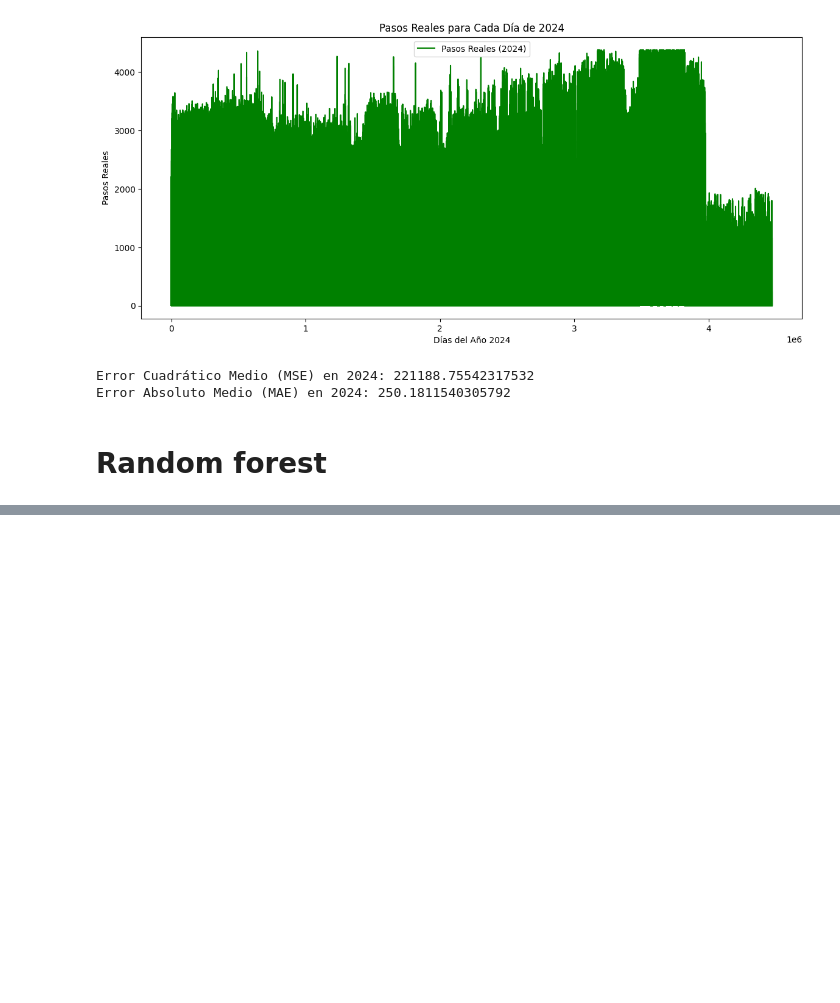
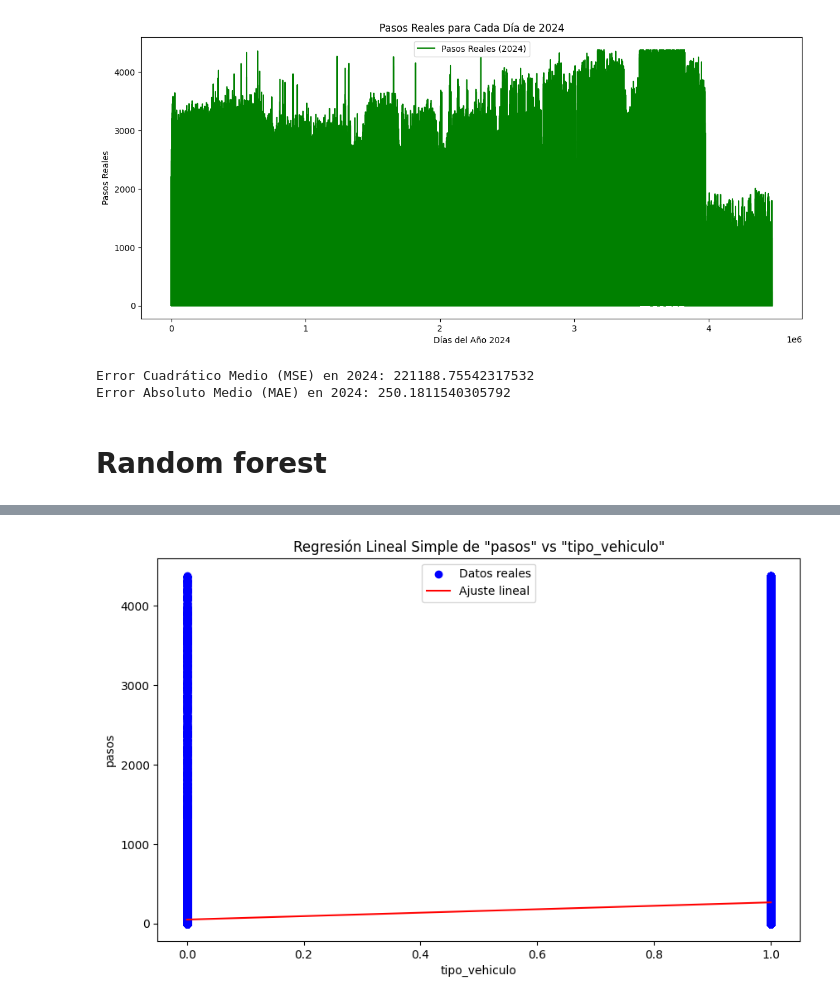
Before and after one commit to GuadiAguilera/TP_CDD, a Jupyter notebook: G13_Trabajo_Practico_Entrega_3.ipynb, the cells around one changed output, grey strips where cells are left out. Saved outputs shown, nothing was run; the diff lists cells and outputs as text; code cells hidden in the pictures; blank space fills up the shorter version.

```diff
--- a/G13_Trabajo_Practico_Entrega_3.ipynb
+++ b/G13_Trabajo_Practico_Entrega_3.ipynb
@@ -320,0 +514,75 @@ plt.show()
+# %%
+
+# Asegúrate de que la columna 'fecha' esté en formato datetime
+dataset_2024['fecha'] = pd.to_datetime(dataset_2024['fecha'], format='%Y-%m-%d', errors='coerce')
+# Calcular la correlación entre cada variable y 'pasos'
+correlation_with_target = dataset.corr()['pasos'].drop('pasos')
+correlation_with_target = correlation_with_target.abs().sort_values(ascending=False)
+
+
+print("Correlación de cada variable con 'pasos':")
+print(correlation_with_target)
+
+from sklearn.linear_model import LinearRegression
+from sklearn.metrics import mean_squared_error, r2_score
+
+# Inicializar diccionarios para almacenar métricas
+mse_scores = {}
+r2_scores = {}
+
+for variable in correlation_with_target.index:
+    # Preparar datos de entrenamiento y prueba para la variable actual
+    x = dataset[[variable]]  # Seleccionar la variable como DataFrame de una sola columna
+    y = dataset['pasos']
+
+    x_train, x_test, y_train, y_test = train_test_split(x, y, test_size=0.2, random_state=50)
+
+    # Crear y entrenar el modelo de regresión lineal simple
+    model = LinearRegression()
+    model.fit(x_train, y_train)
+
+    # Predecir sobre el conjunto de prueba
+    y_pred = model.predict(x_test)
+
+    # Calcular métricas
+    mse = mean_squared_error(y_test, y_pred)
+    r2 = r2_score(y_test, y_pred)
+
+    # Guardar métricas
+    mse_scores[variable] = mse
+    r2_scores[variable] = r2
+
+    print(f"Variable: {variable}")
+    print(f" - MSE: {mse}")
+    print(f" - R^2: {r2}\n")
+
+    # Mostrar la variable con mejor ajuste
+best_variable = min(mse_scores, key=mse_scores.get)
+print(f"La mejor variable predictiva para 'pasos' según el MSE es: {best_variable}")
+print(f"MSE: {mse_scores[best_variable]}")
+print(f"R^2: {r2_scores[best_variable]}")
+
+
+import matplotlib.pyplot as plt
+
+# Crear los datos de entrenamiento y prueba para la mejor variable
+x_best = dataset[[best_variable]]
+x_train_best, x_test_best, y_train, y_test = train_test_split(x_best, y, test_size=0.2, random_state=50)
+
+# Entrenar el modelo con la mejor variable
+best_model = LinearRegression()
+best_model.fit(x_train_best, y_train)
+
+# Hacer predicciones
+y_pred_best = best_model.predict(x_test_best)
+
+# Visualizar el ajuste lineal
+plt.figure(figsize=(10, 6))
+plt.scatter(x_test_best, y_test, color='blue', label='Datos reales')
+plt.plot(x_test_best, y_pred_best, color='red', label='Ajuste lineal')
+plt.xlabel(best_variable)
+plt.ylabel('pasos')
+plt.title(f'Regresión Lineal Simple de "pasos" vs "{best_variable}"')
+plt.legend()
+plt.show()
+# %% [output]
@@ -320,0 +606 @@ plt.show()
+[figure, added]
```
Also changed, not shown: parts of 8 cells of this notebook, 1 other file.
